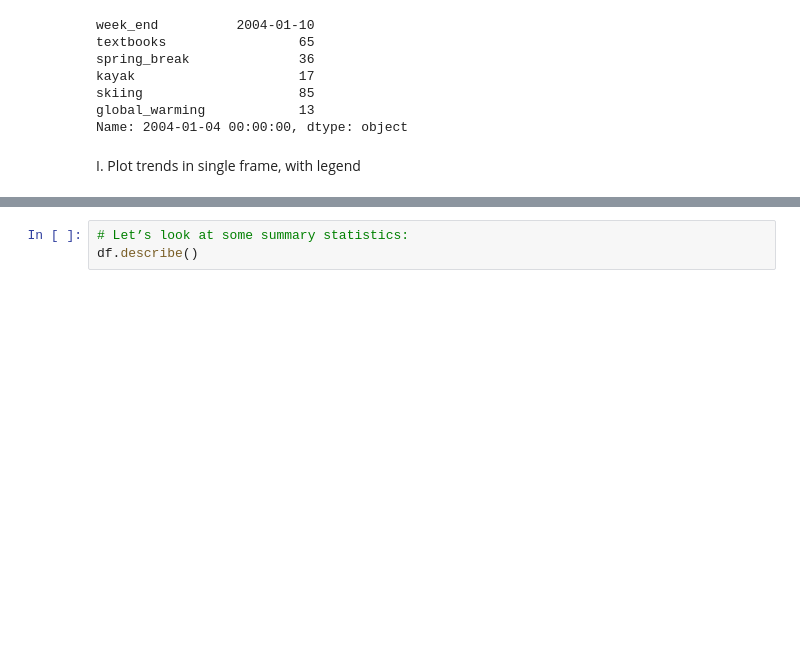
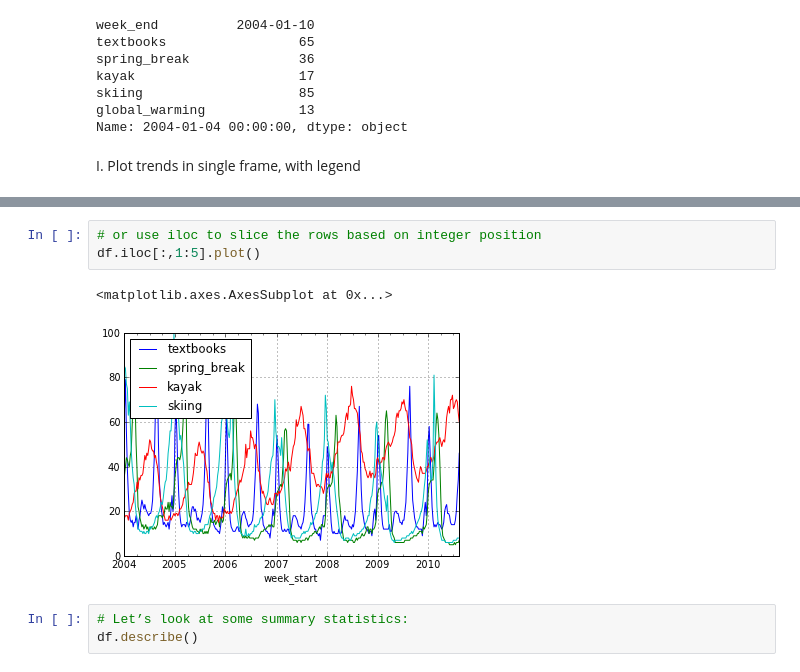
Before and after one commit to profjsb/python-bootcamp, a Jupyter notebook: Homeworks/Homework_01/HomeworkSolutionI_pandas.ipynb, the cells around one changed output, grey strips where cells are left out. Drawn from its saved outputs; the diff is of its cells as text; blank space fills up the shorter version.

```diff
--- a/Homeworks/Homework_01/HomeworkSolutionI_pandas.ipynb
+++ b/Homeworks/Homework_01/HomeworkSolutionI_pandas.ipynb
@@ -66,3 +82,9 @@ legend()
+# %%
+# or use iloc to slice the rows based on integer position
+df.iloc[:,1:5].plot()
+# %% [output]
+<matplotlib.axes.AxesSubplot at 0x...>
+[figure, added]
 # %%
 # Let’s look at some summary statistics:
 df.describe()
```
Also changed, not shown: parts of 6 cells of this notebook.
